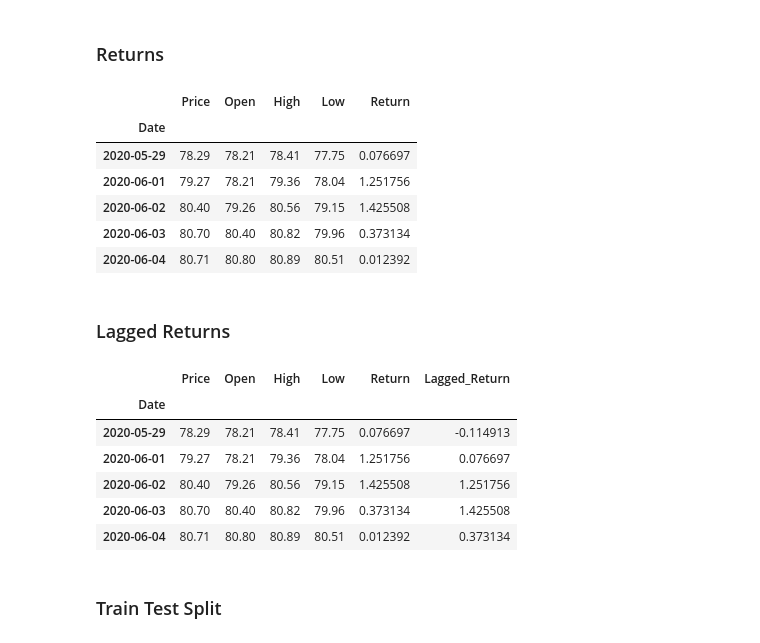
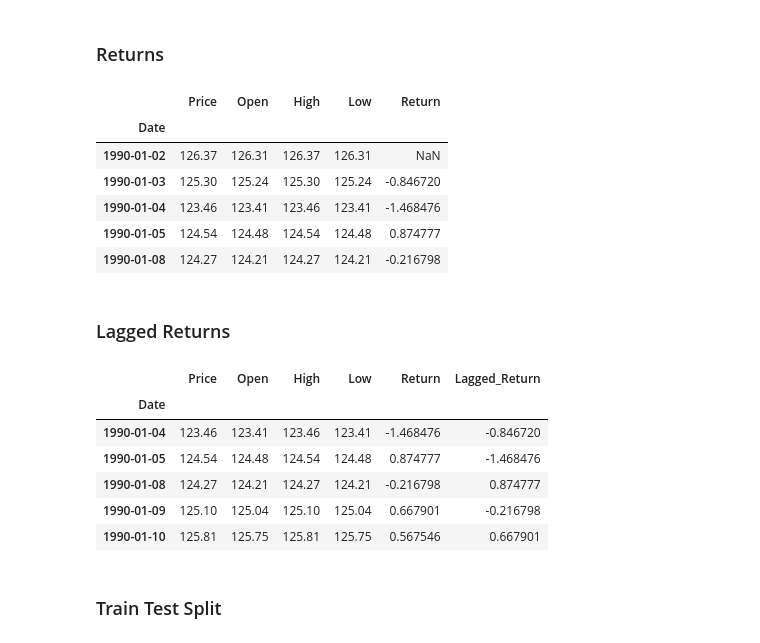
Before and after one commit to mihir1711/Time_Series_Assignment, a Jupyter notebook: regression_analysis.ipynb, the cells around one changed output. Drawn from its saved outputs; the diff is of its cells as text; code cells hidden in the pictures.

```diff
--- a/regression_analysis.ipynb
+++ b/regression_analysis.ipynb
@@ -39,33 +39,33 @@ cad_jpy_df.head()
 # %%
 # Create a series using "Price" percentage returns, drop any nan"s, and check the results:
 # (Make sure to multiply the pct_change() results by 100)
 # In this case, you may have to replace inf, -inf values with np.nan"s
 cad_jpy_df['Return'] = (cad_jpy_df.Price.pct_change()*100).dropna()
 df = cad_jpy_df.copy()
-df.tail()
+df.head()
 # %% [output]
 |  | Price | Open | High | Low | Return |
 | Date |  |  |  |  |  |
-| 2020-05-29 | 78.29 | 78.21 | 78.41 | 77.75 | 0.076697 |
-| 2020-06-01 | 79.27 | 78.21 | 79.36 | 78.04 | 1.251756 |
-| 2020-06-02 | 80.40 | 79.26 | 80.56 | 79.15 | 1.425508 |
-| 2020-06-03 | 80.70 | 80.40 | 80.82 | 79.96 | 0.373134 |
-| 2020-06-04 | 80.71 | 80.80 | 80.89 | 80.51 | 0.012392 |
+| 1990-01-02 | 126.37 | 126.31 | 126.37 | 126.31 | NaN |
+| 1990-01-03 | 125.30 | 125.24 | 125.30 | 125.24 | -0.846720 |
+| 1990-01-04 | 123.46 | 123.41 | 123.46 | 123.41 | -1.468476 |
+| 1990-01-05 | 124.54 | 124.48 | 124.54 | 124.48 | 0.874777 |
+| 1990-01-08 | 124.27 | 124.21 | 124.27 | 124.21 | -0.216798 |
 # %% [markdown]
 ### Lagged Returns
 # %%
 # Create a lagged return using the shift function
 df['Lagged_Return'] = df.Return.shift()
 df = df.dropna()
-df.tail()
+df.head()
 # %% [output]
 |  | Price | Open | High | Low | Return | Lagged_Return |
 | Date |  |  |  |  |  |  |
-| 2020-05-29 | 78.29 | 78.21 | 78.41 | 77.75 | 0.076697 | -0.114913 |
-| 2020-06-01 | 79.27 | 78.21 | 79.36 | 78.04 | 1.251756 | 0.076697 |
-| 2020-06-02 | 80.40 | 79.26 | 80.56 | 79.15 | 1.425508 | 1.251756 |
-| 2020-06-03 | 80.70 | 80.40 | 80.82 | 79.96 | 0.373134 | 1.425508 |
-| 2020-06-04 | 80.71 | 80.80 | 80.89 | 80.51 | 0.012392 | 0.373134 |
+| 1990-01-04 | 123.46 | 123.41 | 123.46 | 123.41 | -1.468476 | -0.846720 |
+| 1990-01-05 | 124.54 | 124.48 | 124.54 | 124.48 | 0.874777 | -1.468476 |
+| 1990-01-08 | 124.27 | 124.21 | 124.27 | 124.21 | -0.216798 | 0.874777 |
+| 1990-01-09 | 125.10 | 125.04 | 125.10 | 125.04 | 0.667901 | -0.216798 |
+| 1990-01-10 | 125.81 | 125.75 | 125.81 | 125.75 | 0.567546 | 0.667901 |
 # %% [markdown]
 ### Train Test Split
 # %%
```
Also changed, not shown: parts of 5 cells of this notebook, 2 other files.
